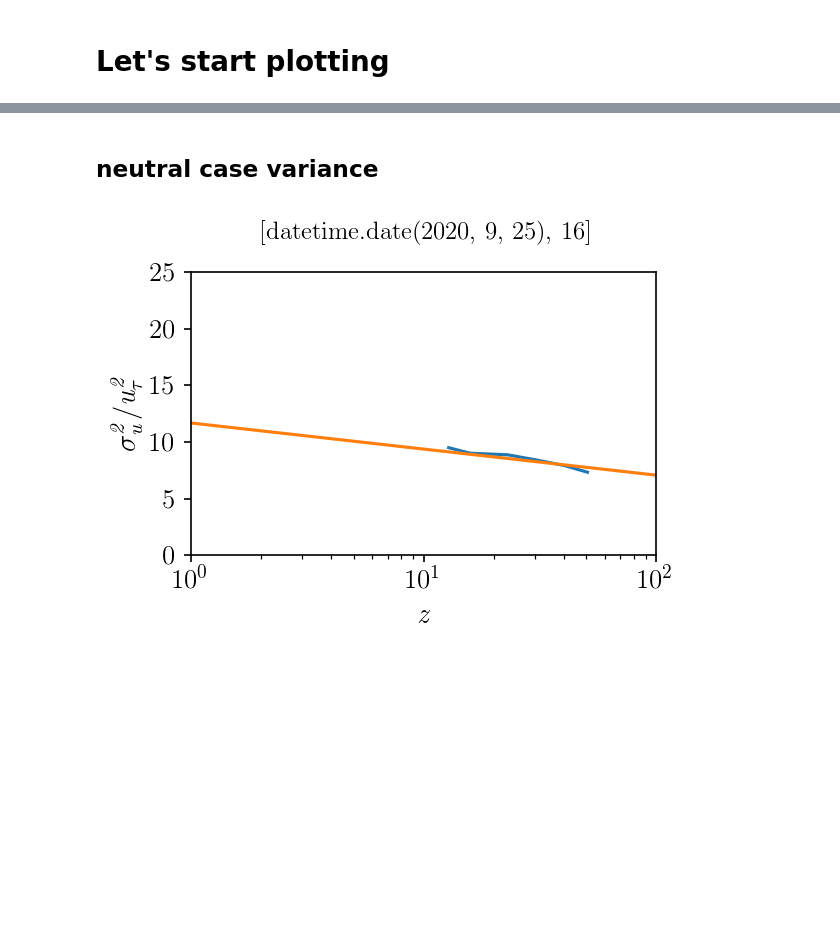
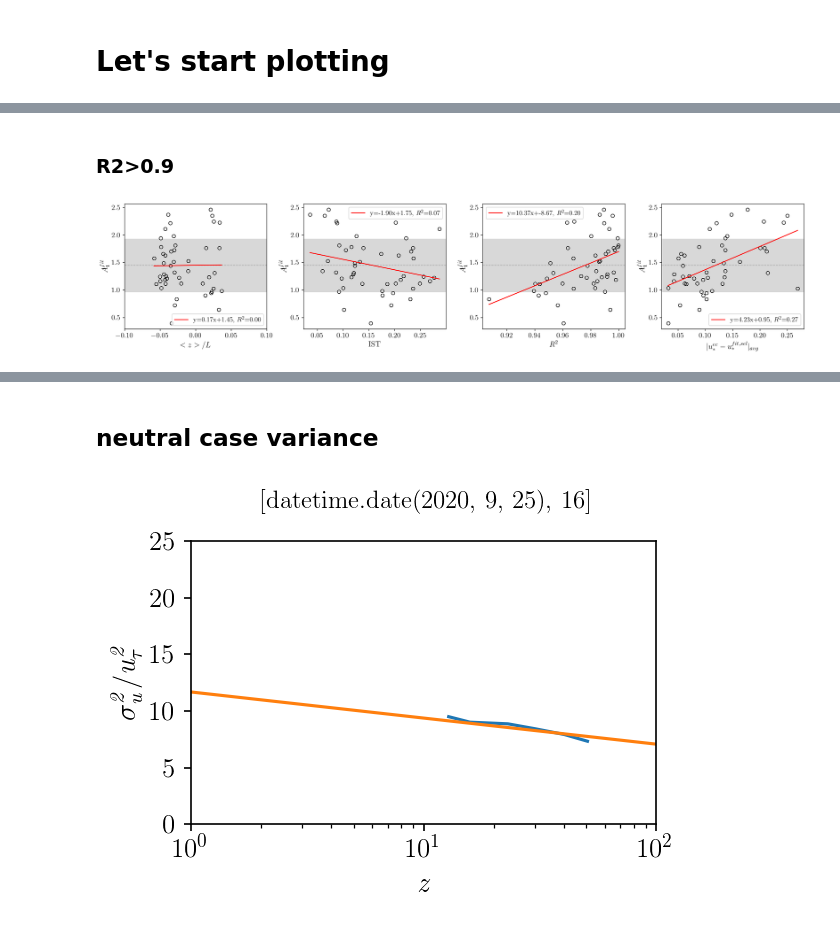
Before and after one commit to yueqin813/EC_analys, a Jupyter notebook: b2_neutral_var.ipynb, the cells around one changed output, grey strips where cells are left out. Saved outputs shown, nothing was run; the diff lists cells and outputs as text; code cells hidden in the pictures; blank space fills up the shorter version.

```diff
--- a/b2_neutral_var.ipynb
+++ b/b2_neutral_var.ipynb
@@ -491,4 +507,5 @@ plt.rcParams["font.weight"] = "bold"
 plt.rc('xtick', labelsize=13)
 plt.rc('ytick', labelsize=13)
 font_size = 14
+do_plot = True
 # %% [markdown]
@@ -495,0 +585,69 @@ font_size = 14
+# %% [markdown]
+### R2>0.9 ###
+# %%
+A_msk = np.logical_and(r2>=0.9,A1_fit>0)
+# calculate percentiles of A1_fit
+index = [5, 50, 95]
+perc_numpy = [np.percentile(A1_fit[A_msk], i, interpolation='nearest') for i in index]
+# calculate sigma
+A_mean = np.nanmean(A1_fit[A_msk])
+A_sigma = np.nanstd(A1_fit[A_msk])
+# %%
+fig = plt.figure(figsize=(18,4), dpi=150,tight_layout=True)
+ax1 = fig.add_subplot(141)
+plt.plot(temp_stability[A_msk],A1_fit[A_msk],'o',color = 'k',markerfacecolor='none')
+plt.axhline(y=A_mean, color='grey', linestyle='--', linewidth=1)
+plt.xlabel(r'\rm $<z>/L$', fontsize=font_size)
+plt.ylabel(r'$A_1^{fit}$', fontsize=font_size)
+plt.xlim(-0.1,0.1)
+# linear regression
+slope, intercept,r,_,_ = stats.linregress(temp_stability[A_msk], A1_fit[A_msk])
+x = np.sort(temp_stability[A_msk])
+line = slope*x+intercept
+plt.plot(x, line, 'r', label='y={:.2f}x+{:.2f}, $R^2$={:.2f}'.format(slope,intercept,r**2))
+ax1.legend(fontsize=12)
+plt.axhspan(A_mean-A_sigma, A_mean+A_sigma, facecolor='0.5', alpha=0.3)
+
+ax2 = fig.add_subplot(142)
+ist = np.nanmean(ist_before, axis=1)
+plt.plot(ist[A_msk],A1_fit[A_msk],'o',color = 'k',markerfacecolor='none')
+plt.axhline(y=A_mean, color='grey', linestyle='--', linewidth=1)
+plt.xlabel(r'IST', fontsize=font_size)
+plt.ylabel(r'$A_1^{fit}$', fontsize=font_size)
+# linear regression
+slope, intercept,r,_,_ = stats.linregress(ist[A_msk], A1_fit[A_msk])
+x = np.sort(ist[A_msk])
+line = slope*x+intercept
+plt.plot(x, line, 'r', label='y={:.2f}x+{:.2f}, $R^2$={:.2f}'.format(slope,intercept,r**2))
+plt.legend(fontsize=12)
+plt.axhspan(A_mean-A_sigma, A_mean+A_sigma, facecolor='0.5', alpha=0.3)
+
+ax3 = fig.add_subplot(143)
+plt.plot(r2[A_msk],A1_fit[A_msk],'o',color = 'k',markerfacecolor='none')
+plt.axhline(y=A_mean, color='grey', linestyle='--', linewidth=1)
+plt.xlabel(r'$R^2$', fontsize=font_size)
+plt.ylabel(r'$A_1^{fit}$', fontsize=font_size)
+# linear regression
+slope, intercept,r,_,_ = stats.linregress(r2[A_msk], A1_fit[A_msk])
+x = np.sort(r2[A_msk])
+line = slope*x+intercept
+plt.plot(x, line, 'r', label='y={:.2f}x+{:.2f}, $R^2$={:.2f}'.format(slope,intercept,r**2))
+plt.legend(fontsize=12)
+plt.axhspan(A_mean-A_sigma, A_mean+A_sigma, facecolor='0.5', alpha=0.3)
+
+ax4 = fig.add_subplot(144)
+plt.plot(u_star_m1_dev_abs_mean[A_msk],A1_fit[A_msk],'o',color = 'k',markerfacecolor='none')
+plt.axhline(y=A_mean, color='grey', linestyle='--', linewidth=1)
+plt.xlabel(r'$|u_*^{ec}-u_*^{fit,sel}|_{avg}$', fontsize=font_size)
+plt.ylabel(r'$A_1^{fit}$', fontsize=font_size)
+# linear regression
+slope, intercept,r,_,_ = stats.linregress(u_star_m1_dev_abs_mean[A_msk], A1_fit[A_msk])
+x = np.sort(u_star_m1_dev_abs_mean[A_msk])
+line = slope*x+intercept
+plt.plot(x, line, 'r', label='y={:.2f}x+{:.2f}, $R^2$={:.2f}'.format(slope,intercept,r**2))
+plt.legend(fontsize=12)
+plt.axhspan(A_mean-A_sigma, A_mean+A_sigma, facecolor='0.5', alpha=0.3)
+if do_plot:
+    plt.savefig(PLOT_DIRECTORY + 'A1_r209_zol_ist_r2_error.jpg', dpi=200)
+# %% [output]
+[figure, added]
```
Also changed, not shown: parts of 13 cells of this notebook, 5 other files.
